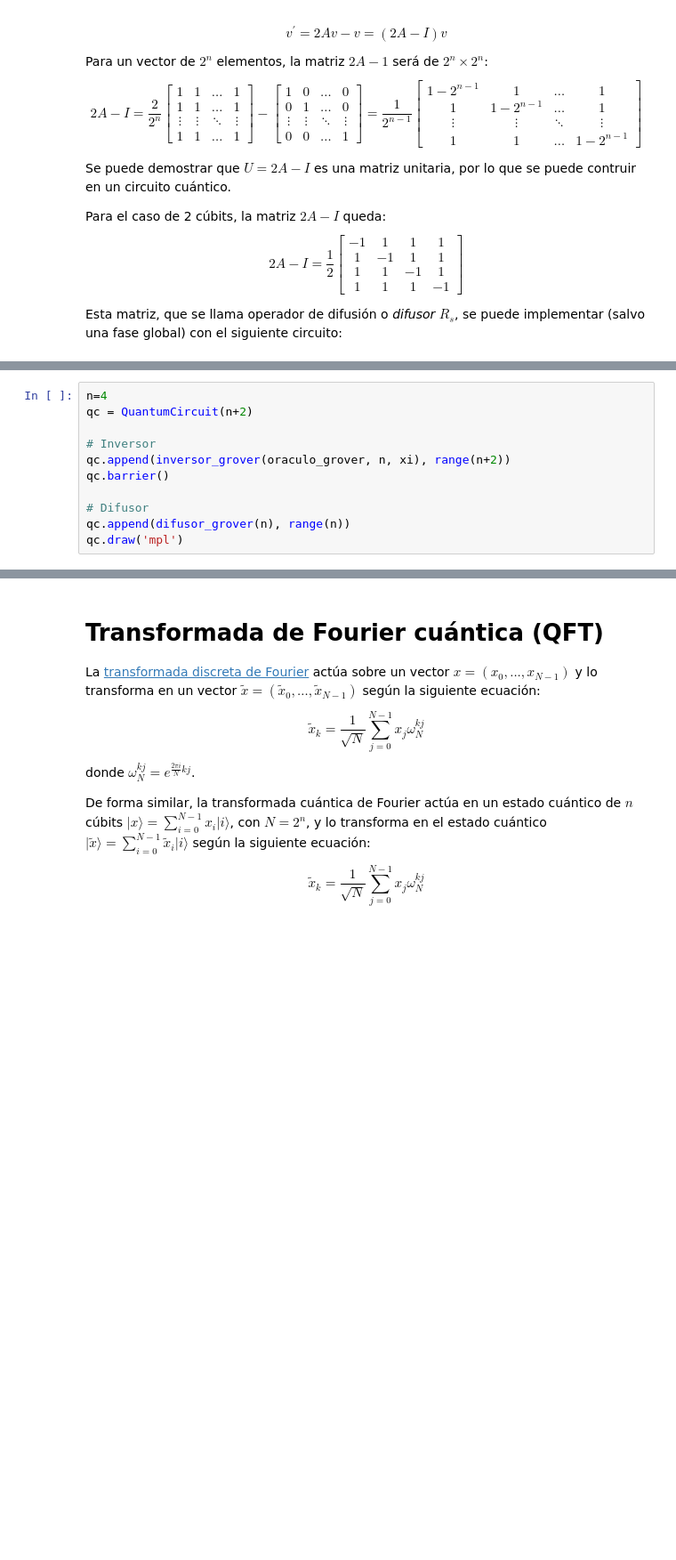
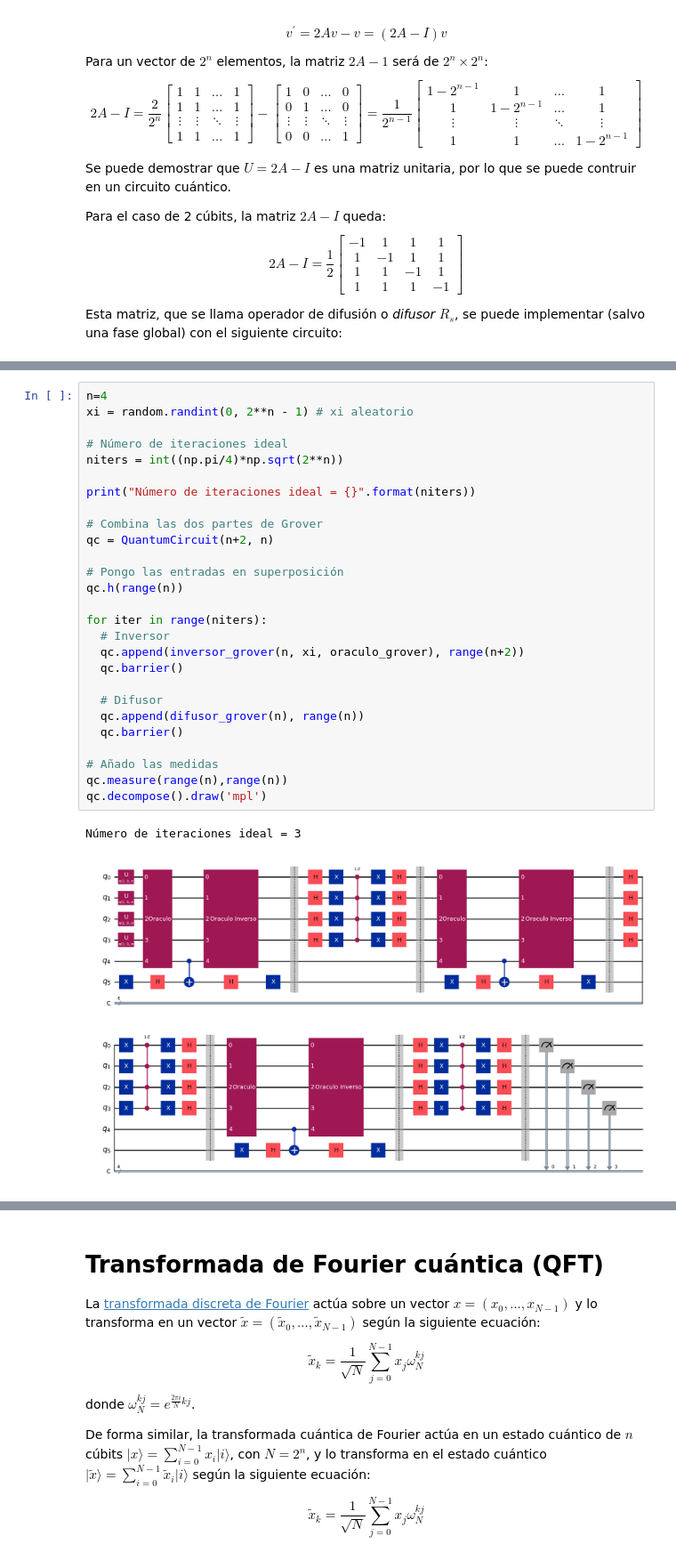
Before and after one commit to tarabelo/GrIA-QML-2025-26, a Jupyter notebook: 03. Algoritmos cuánticos clásicos.ipynb, the cells around one changed output, grey strips where cells are left out. Shown at 89% size. Saved outputs shown, nothing was run; the diff lists cells and outputs as text; blank space fills up the shorter version.

```diff
--- a/03. Algoritmos cuánticos clásicos.ipynb
+++ b/03. Algoritmos cuánticos clásicos.ipynb
@@ -1117,12 +1145,31 @@ N_{reps} =  \left\lfloor\frac{\pi}{4}\sqrt{2^n/k}\right\rfloor
 $$
 # %%
 n=4
-qc = QuantumCircuit(n+2)
+xi = random.randint(0, 2**n - 1) # xi aleatorio
 
-# Inversor
-qc.append(inversor_grover(oraculo_grover, n, xi), range(n+2))
-qc.barrier()
+# Número de iteraciones ideal
+niters = int((np.pi/4)*np.sqrt(2**n))
 
-# Difusor
-qc.append(difusor_grover(n), range(n))
-qc.draw('mpl')
+print("Número de iteraciones ideal = {}".format(niters))
+
+# Combina las dos partes de Grover
+qc = QuantumCircuit(n+2, n)
+
+# Pongo las entradas en superposición
+qc.h(range(n))
+
+for iter in range(niters):
+  # Inversor
+  qc.append(inversor_grover(n, xi, oraculo_grover), range(n+2))
+  qc.barrier()
+
+  # Difusor
+  qc.append(difusor_grover(n), range(n))
+  qc.barrier()
+
+# Añado las medidas
+qc.measure(range(n),range(n))
+qc.decompose().draw('mpl')
+# %% [output]
+Número de iteraciones ideal = 3
+[figure, added]
```
Also changed, not shown: parts of 16 cells of this notebook.
